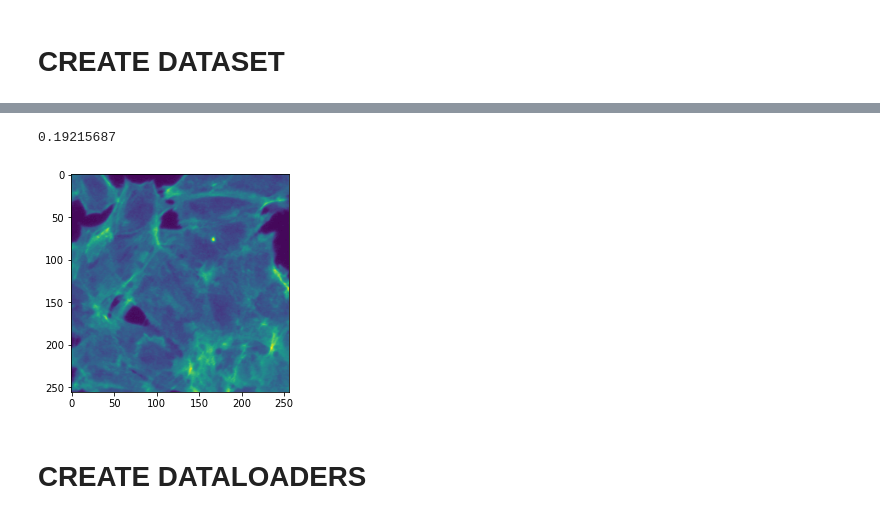
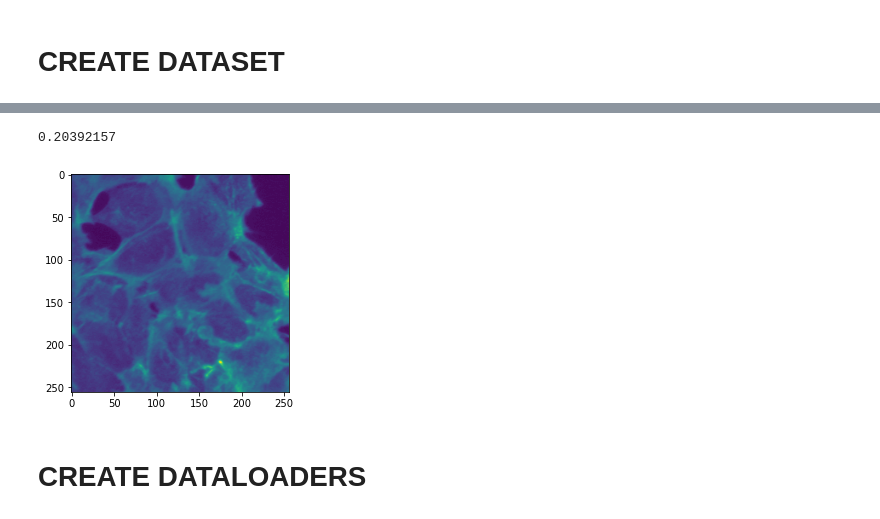
Before and after one commit to dushanw/DabbaMu-DEEP-TFM, a Jupyter notebook: aim2/support_notebooks/bbbcHumanMCF7cellsW4.ipynb, the cells around one changed output, grey strips where cells are left out. Saved outputs shown, nothing was run; the diff lists cells and outputs as text; code cells hidden in the pictures.

```diff
--- a/aim2/support_notebooks/bbbcHumanMCF7cellsW4.ipynb
+++ b/aim2/support_notebooks/bbbcHumanMCF7cellsW4.ipynb
@@ -177,10 +210,10 @@ save_imgs(all_img_files[int(len(all_img_files)*0.99):], channel_type, save_paren
 # %%
-img= plt.imread('/n/holylfs/LABS/wadduwage_lab/Lab/uom_Udith/datasets/bbbcHumanMCF7cells/preprocessed/w4/train/2_12.png')
+img= plt.imread(f'{save_parent_dir}/w4/train/2_12.png')
 plt.imshow(img)
 img.max()
 # %% [output]
-0.19215687
+0.20392157
-[figure, old version]
+[figure, new version]
 # %% [markdown]
 # CREATE DATALOADERS
 # %%
```
Also changed, not shown: parts of 10 cells of this notebook, 1 other file.
